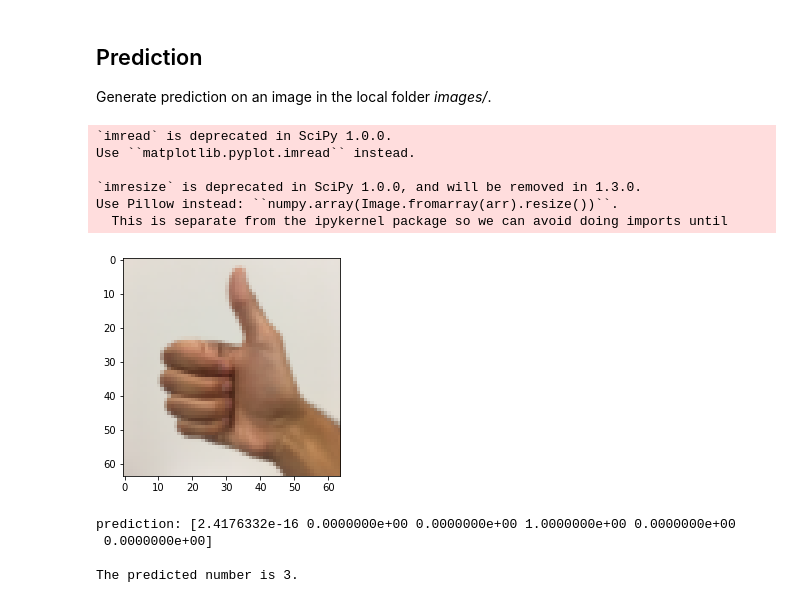
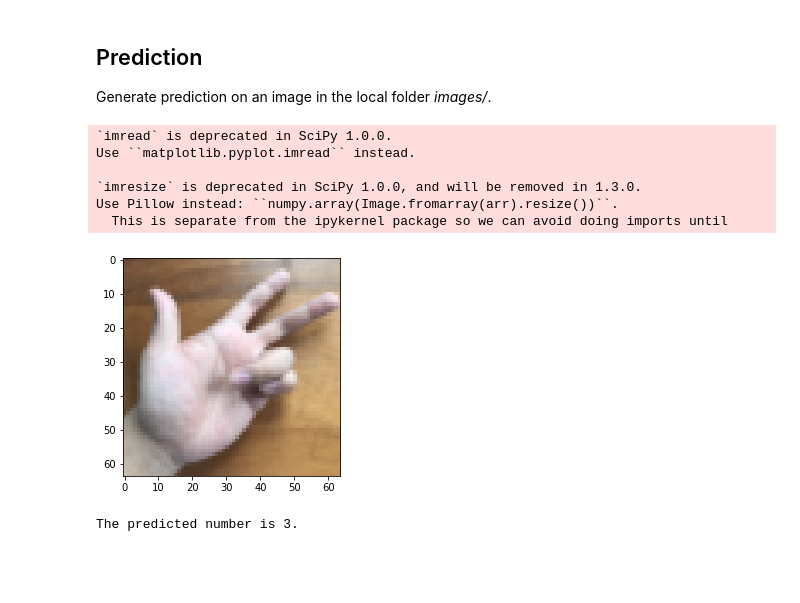
Before and after one commit to bbsonjohn/tensorflow_CNN, a Jupyter notebook: CNN_tensorflow.ipynb, the cells around one changed output. Saved outputs shown, nothing was run; the diff lists cells and outputs as text; code cells hidden in the pictures; blank space fills up the shorter version.

```diff
--- a/CNN_tensorflow.ipynb
+++ b/CNN_tensorflow.ipynb
@@ -153,24 +153,21 @@ _________________________________________________________________
 
 Generate prediction on an image in the local folder _images/_.
 # %%
-fname = "images/thumbs_up.jpg"
+fname = "images/test_sample.jpg"
 image = np.array(ndimage.imread(fname, flatten=False))
 my_image = scipy.misc.imresize(image, size=(n_W,n_H))
 plt.imshow(my_image); plt.show();
 
 my_image = my_image.reshape((1,n_W,n_H,n_C))
 prediction = model.predict(my_image)
 #print ("prediction: " + str(prediction[0]) + "\n")
 print("The predicted number is %i." % np.where(prediction[0] == 1)[0])
 # %% [output]
 `imread` is deprecated in SciPy 1.0.0.
 Use ``matplotlib.pyplot.imread`` instead.
 
 `imresize` is deprecated in SciPy 1.0.0, and will be removed in 1.3.0.
 Use Pillow instead: ``numpy.array(Image.fromarray(arr).resize())``.
   This is separate from the ipykernel package so we can avoid doing imports until
-[figure, old version]
+[figure, new version]
-prediction: [2.4176332e-16 0.0000000e+00 0.0000000e+00 1.0000000e+00 0.0000000e+00
- 0.0000000e+00]
-
 The predicted number is 3.
```
Also changed, not shown: parts of 3 cells of this notebook.
